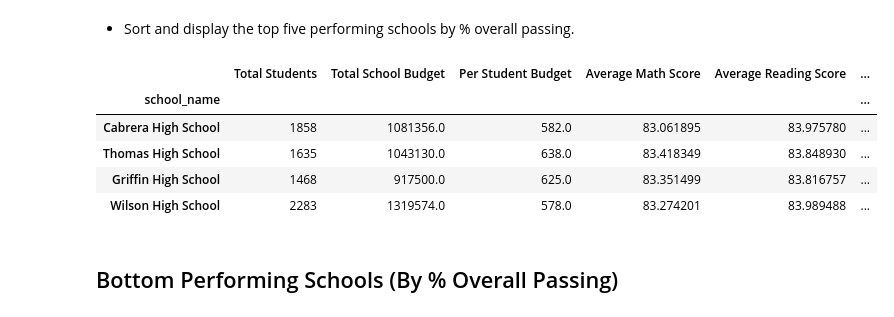
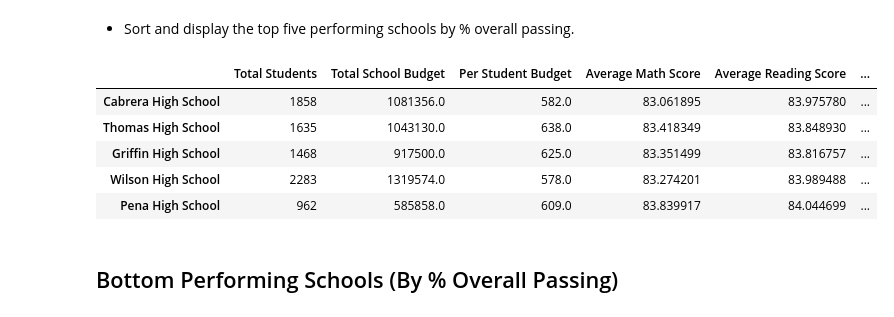
Before and after one commit to j1candel/pandas-challenge, a Jupyter notebook: PyCitySchools/.ipynb, the cells around one changed output. Cells and saved outputs as stored; diff of their text form; code cells hidden in the pictures.

```diff
--- a/PyCitySchools/.ipynb
+++ b/PyCitySchools/.ipynb
@@ -235,5 +198,5 @@ clean_sum_df = pd.merge(clean_sum_df, percentage_reading_per_df, on='school_name
 clean_sum_df = pd.merge(clean_sum_df, percentage_both_per_df, on='school_name')
 clean_sum_df = clean_sum_df.rename(columns={'math_score':'Average Math Score','reading_score':'Average Reading Score','0_x':'% Passing Math','0_y':'% Passing Reading','0':'% Overall Passing'})
 clean_sum_df = pd.merge(clean_sum_df, percentage_both_per_df, on='school_name')
-clean_sum_df = clean_sum_df.rename(columns={'0_x':'% Overall Passing'},index='false')
+clean_sum_df = clean_sum_df.rename(columns={'0_x':'% Overall Passing'})
 del clean_sum_df['0_y']
@@ -244,0 +203,4 @@ NameError: name 'false' is not defined
+# %%
+#Deleting the index name
+clean_sum_df.index.name = None
+clean_sum_df
@@ -268,18 +251,20 @@ minus_four_df = minus_three_df.drop('Wilson High School', axis=0)
 toped_5 = minus_four_df['% Overall Passing'].max()
 toped_5_df = minus_four_df.loc[(clean_sum_df['% Overall Passing']==toped_5)]
 # %%
+#Merging the top five overall scores and deleting the index
 top_5_df = pd.merge(top_1_df, top_2_df, on=['school_name','Total Students','Total School Budget','Per Student Budget', 'Average Math Score','Average Reading Score','% Passing Math','% Passing Reading','% Overall Passing'], how='outer')
 top_5_df = pd.merge(top_5_df, top_3_df, on=['school_name','Total Students','Total School Budget','Per Student Budget', 'Average Math Score','Average Reading Score','% Passing Math','% Passing Reading','% Overall Passing'], how='outer')
 top_5_df = pd.merge(top_5_df, top_4_df, on=['school_name','Total Students','Total School Budget','Per Student Budget', 'Average Math Score','Average Reading Score','% Passing Math','% Passing Reading','% Overall Passing'], how='outer')
 top_5_df = pd.merge(top_5_df, toped_5_df, on=['school_name','Total Students','Total School Budget','Per Student Budget', 'Average Math Score','Average Reading Score','% Passing Math','% Passing Reading','% Overall Passing'], how='outer')
+top_5_df.index.name = None
 top_5_df
 # %% [output]
 |  | Total Students | Total School Budget | Per Student Budget | Average Math Score | Average Reading Score | ... |
-| school_name |  |  |  |  |  | ... |
 | Cabrera High School | 1858 | 1081356.0 | 582.0 | 83.061895 | 83.975780 | ... |
 | Thomas High School | 1635 | 1043130.0 | 638.0 | 83.418349 | 83.848930 | ... |
 | Griffin High School | 1468 | 917500.0 | 625.0 | 83.351499 | 83.816757 | ... |
 | Wilson High School | 2283 | 1319574.0 | 578.0 | 83.274201 | 83.989488 | ... |
+| Pena High School | 962 | 585858.0 | 609.0 | 83.839917 | 84.044699 | ... |
 # %% [markdown]
 ## Bottom Performing Schools (By % Overall Passing)
 # %% [markdown]
```
Also changed, not shown: parts of 21 cells of this notebook.
